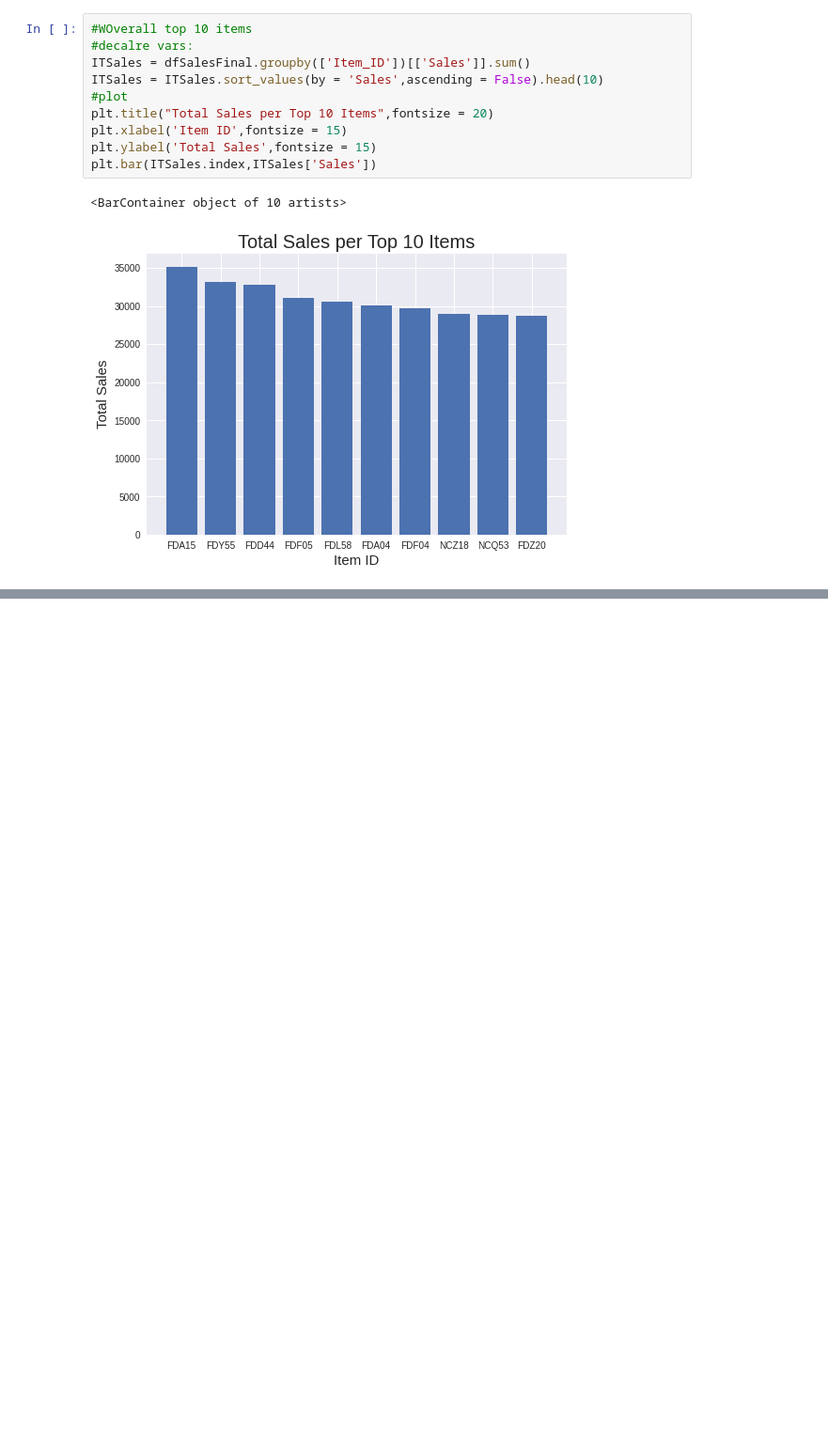
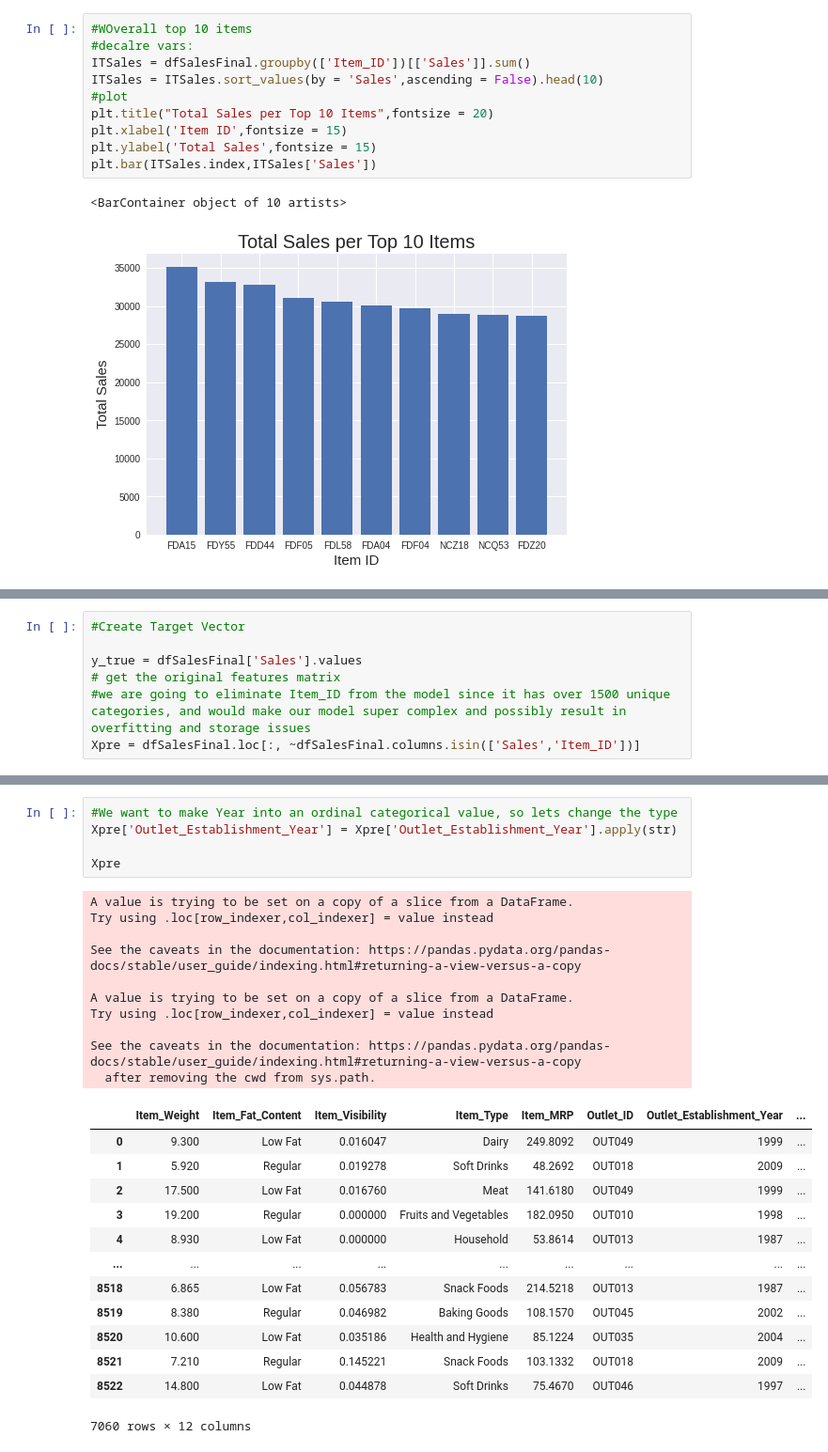
Before and after one commit to Cassandra-Simmons/Food-Sales_Predictions, a Jupyter notebook: Sales_Predict.ipynb, the cells around one changed output, grey strips where cells are left out. Shown at 94% size. Drawn from its saved outputs; the diff is of its cells as text; blank space fills up the shorter version.

```diff
--- a/Sales_Predict.ipynb
+++ b/Sales_Predict.ipynb
@@ -795,0 +821,7 @@ ITSales
+# %%
+#Create Target Vector
+
+y_true = dfSalesFinal['Sales'].values
+# get the original features matrix
+#we are going to eliminate Item_ID from the model since it has over 1500 unique categories, and would make our model super complex and possibly result in overfitting and storage issues
+Xpre = dfSalesFinal.loc[:, ~dfSalesFinal.columns.isin(['Sales','Item_ID'])]
@@ -795,0 +848,29 @@ ITSales
+# %%
+#We want to make Year into an ordinal categorical value, so lets change the type
+Xpre['Outlet_Establishment_Year'] = Xpre['Outlet_Establishment_Year'].apply(str)
+
+Xpre
+# %% [output]
+A value is trying to be set on a copy of a slice from a DataFrame.
+Try using .loc[row_indexer,col_indexer] = value instead
+
+See the caveats in the documentation: https://pandas.pydata.org/pandas-docs/stable/user_guide/indexing.html#returning-a-view-versus-a-copy
+
+A value is trying to be set on a copy of a slice from a DataFrame.
+Try using .loc[row_indexer,col_indexer] = value instead
+
+See the caveats in the documentation: https://pandas.pydata.org/pandas-docs/stable/user_guide/indexing.html#returning-a-view-versus-a-copy
+  after removing the cwd from sys.path.
+|  | Item_Weight | Item_Fat_Content | Item_Visibility | Item_Type | Item_MRP | Outlet_ID | Outlet_Establishment_Year | ... |
+| 0 | 9.300 | Low Fat | 0.016047 | Dairy | 249.8092 | OUT049 | 1999 | ... |
+| 1 | 5.920 | Regular | 0.019278 | Soft Drinks | 48.2692 | OUT018 | 2009 | ... |
+| 2 | 17.500 | Low Fat | 0.016760 | Meat | 141.6180 | OUT049 | 1999 | ... |
+| 3 | 19.200 | Regular | 0.000000 | Fruits and Vegetables | 182.0950 | OUT010 | 1998 | ... |
+| 4 | 8.930 | Low Fat | 0.000000 | Household | 53.8614 | OUT013 | 1987 | ... |
+| ... | ... | ... | ... | ... | ... | ... | ... | ... |
+| 8518 | 6.865 | Low Fat | 0.056783 | Snack Foods | 214.5218 | OUT013 | 1987 | ... |
+| 8519 | 8.380 | Regular | 0.046982 | Baking Goods | 108.1570 | OUT045 | 2002 | ... |
+| 8520 | 10.600 | Low Fat | 0.035186 | Health and Hygiene | 85.1224 | OUT035 | 2004 | ... |
+| 8521 | 7.210 | Regular | 0.145221 | Snack Foods | 103.1332 | OUT018 | 2009 | ... |
+| 8522 | 14.800 | Low Fat | 0.044878 | Soft Drinks | 75.4670 | OUT046 | 1997 | ... |
+7060 rows × 12 columns
```
Also changed, not shown: parts of 17 cells of this notebook.
